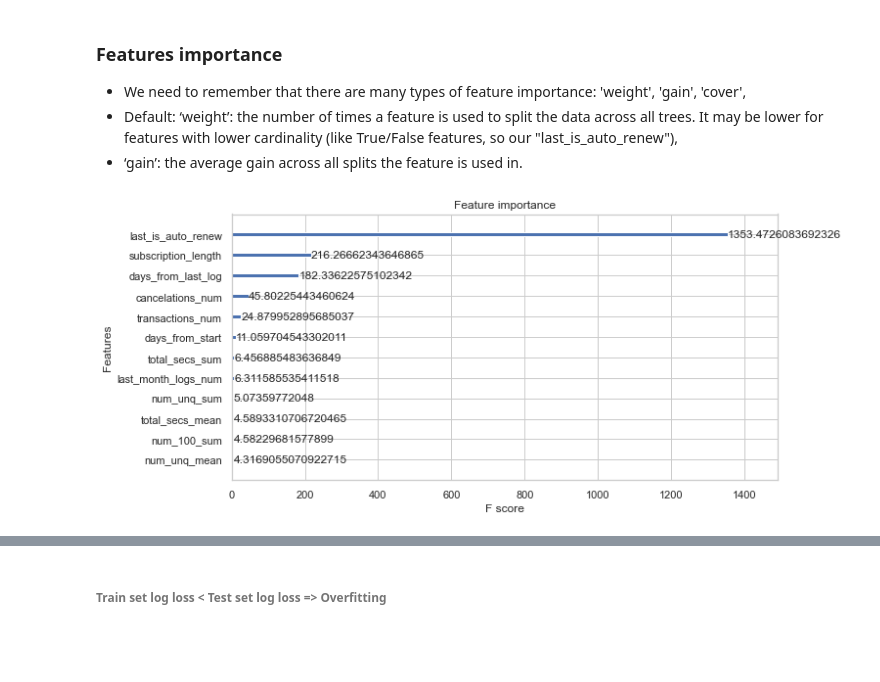
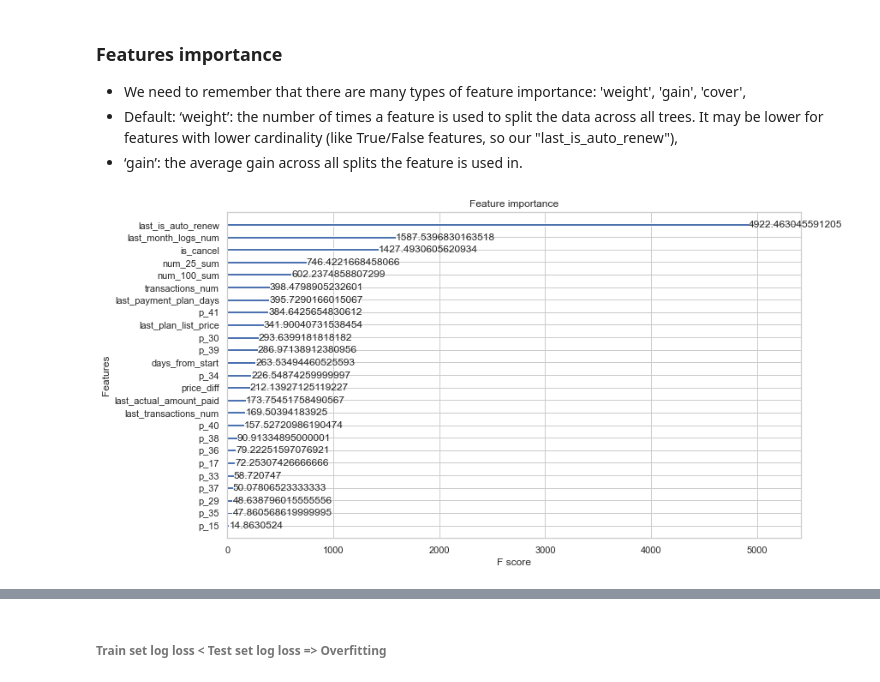
Before and after one commit to Olks/churn_prediction, a Jupyter notebook: churn_prediction.ipynb, the cells around one changed output, grey strips where cells are left out. Saved outputs shown, nothing was run; the diff lists cells and outputs as text; code cells hidden in the pictures; blank space fills up the shorter version.

```diff
--- a/churn_prediction.ipynb
+++ b/churn_prediction.ipynb
@@ -434,0 +304,5 @@ print(f"{0.04/0.11: 0.2%} of users whose subscription is NOT automatically renew
+# %%
+members_feb = members.loc[members.registration_init_time <= 20170228]
+all_my_train_features_feb = all_my_train_features_feb.merge(members_feb[["msno", "is_member"]],
+                                                            on="msno", how="left")
+all_my_train_features_feb["is_member"] = all_my_train_features_feb["is_member"].fillna(0)
@@ -440,7 +338,23 @@ https://www.datacamp.com/community/tutorials/xgboost-in-python?utm_source=adword
+# %%
+# Using available lables from "train.csv"
+# Trainign on february
+# Validating on January (to use train.csv in model)
+train = pd.read_csv("train.csv")
+train_set = all_my_train_features_feb
+validation_set = all_my_train_features_jan
+test_set = all_my_test_features
+train_set["p_25"] = 0
+
+train_set = train_set.drop(columns="is_churn").merge(train)
+validation_set = validation_set.drop(columns="is_churn").merge(scala_labels_february)
+# %%
+train_set["price_diff"] = train_set["last_plan_list_price"] - train_set["last_actual_amount_paid"]
+validation_set["price_diff"]  = validation_set["last_plan_list_price"] - validation_set["last_actual_amount_paid"]
+test_set["price_diff"]  = test_set["last_plan_list_price"] - test_set["last_actual_amount_paid"]
 # %%
-from sklearn.model_selection import train_test_split
-random.seed(1)
-train_set, test_set = train_test_split(all_my_train_features, test_size=0.2)
+# from sklearn.model_selection import train_test_split
+# random.seed(1)
+# train_set, test_set = train_test_split(all_my_train_features, test_size=0.2)
 # %%
 #XGBoost Model
 
@@ -493,8 +645,8 @@ Accuracy of XGB classifier on test set: 0.97
 - ‘gain’: the average gain across all splits the feature is used in.
 # %%
 xgb.plot_importance(xgb_model, importance_type="gain")
-plt.rcParams['figure.figsize'] = [10, 5]
+plt.rcParams['figure.figsize'] = [12, 7]
 plt.show()
 # %% [output]
-[figure, old version]
+[figure, new version]
 # %%
```
Also changed, not shown: parts of 79 cells of this notebook, 2 other files.
